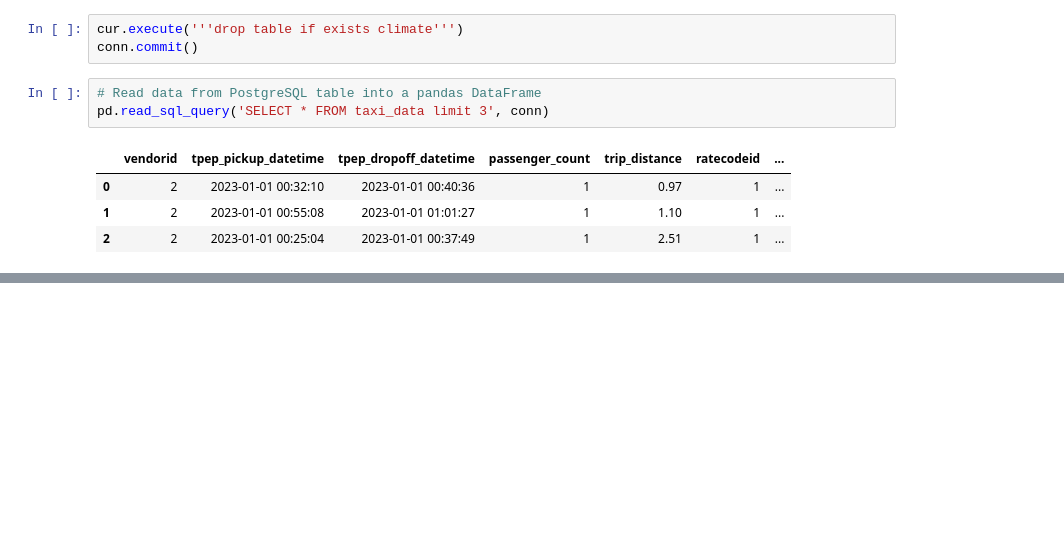
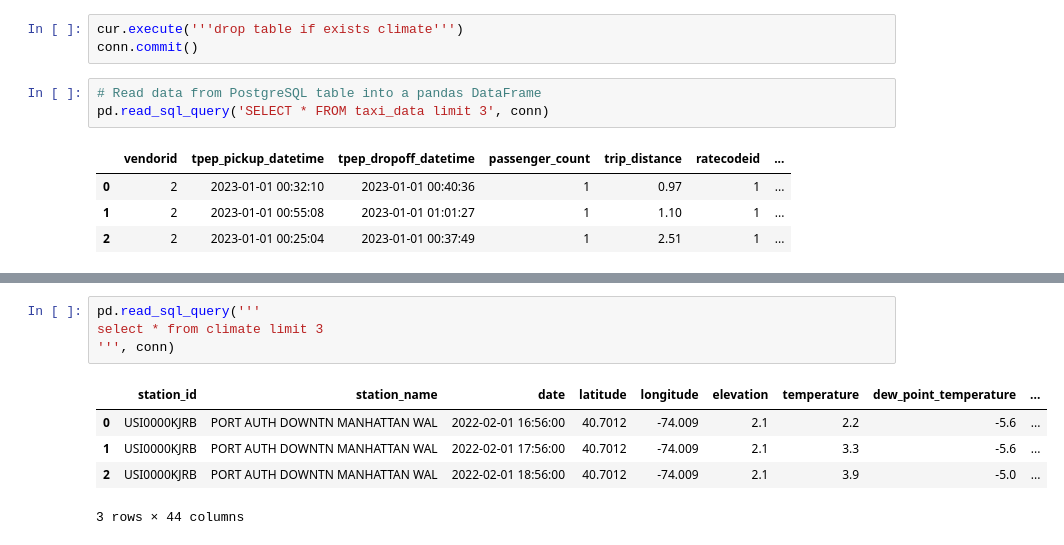
Before and after one commit to Mark-Rozenberg/Yellow-Taxi-Climate, a Jupyter notebook: Db-Prep.ipynb, the cells around one changed output, grey strips where cells are left out. Drawn from its saved outputs; the diff is of its cells as text; blank space fills up the shorter version.

```diff
--- a/Db-Prep.ipynb
+++ b/Db-Prep.ipynb
@@ -104,0 +121,10 @@ pd.read_sql_query('SELECT * FROM taxi_data limit 3', conn)
+# %%
+pd.read_sql_query('''
+select * from climate limit 3
+''', conn)
+# %% [output]
+|  | station_id | station_name | date | latitude | longitude | elevation | temperature | dew_point_temperature | ... |
+| 0 | USI0000KJRB | PORT AUTH DOWNTN MANHATTAN WAL | 2022-02-01 16:56:00 | 40.7012 | -74.009 | 2.1 | 2.2 | -5.6 | ... |
+| 1 | USI0000KJRB | PORT AUTH DOWNTN MANHATTAN WAL | 2022-02-01 17:56:00 | 40.7012 | -74.009 | 2.1 | 3.3 | -5.6 | ... |
+| 2 | USI0000KJRB | PORT AUTH DOWNTN MANHATTAN WAL | 2022-02-01 18:56:00 | 40.7012 | -74.009 | 2.1 | 3.9 | -5.0 | ... |
+3 rows × 44 columns
```
Also changed, not shown: parts of 13 cells of this notebook, 2 other files.
